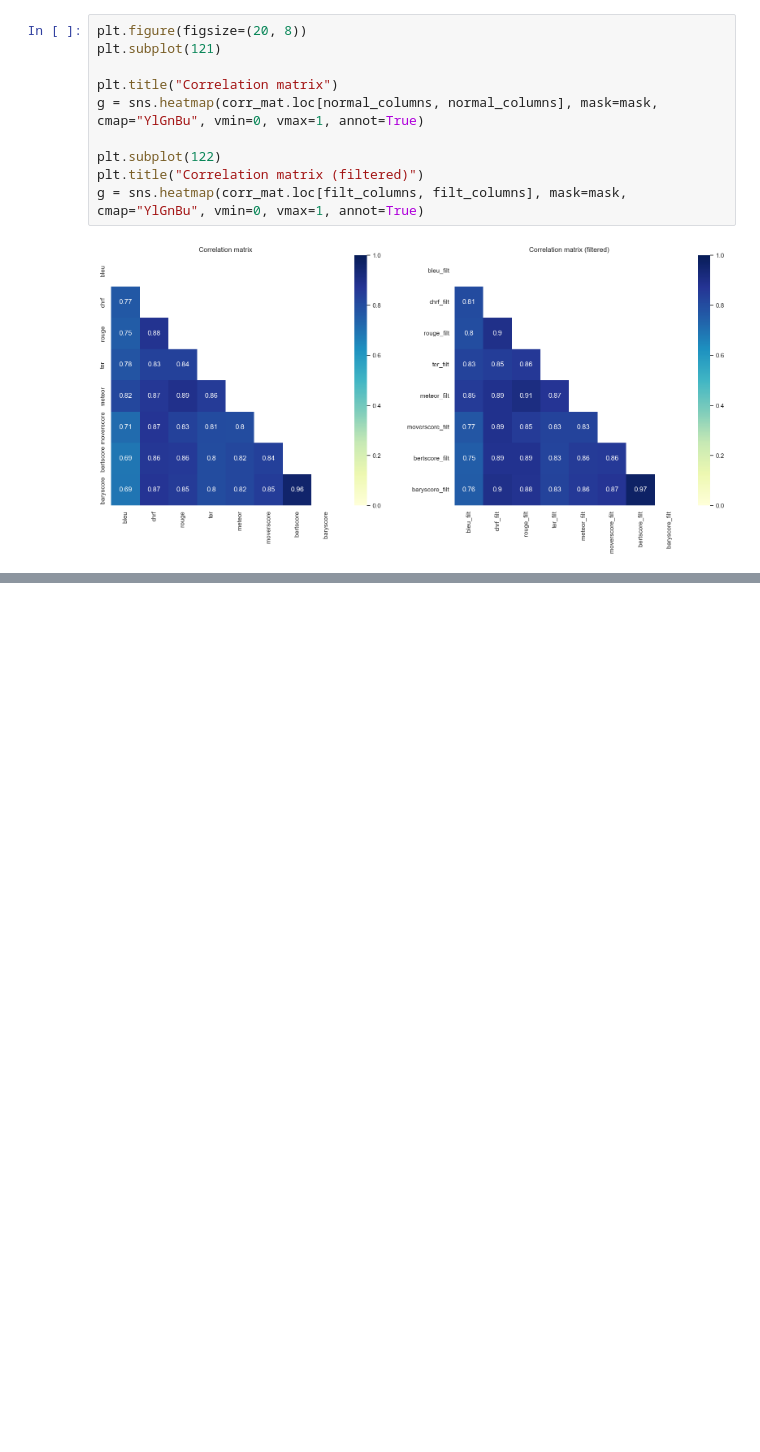
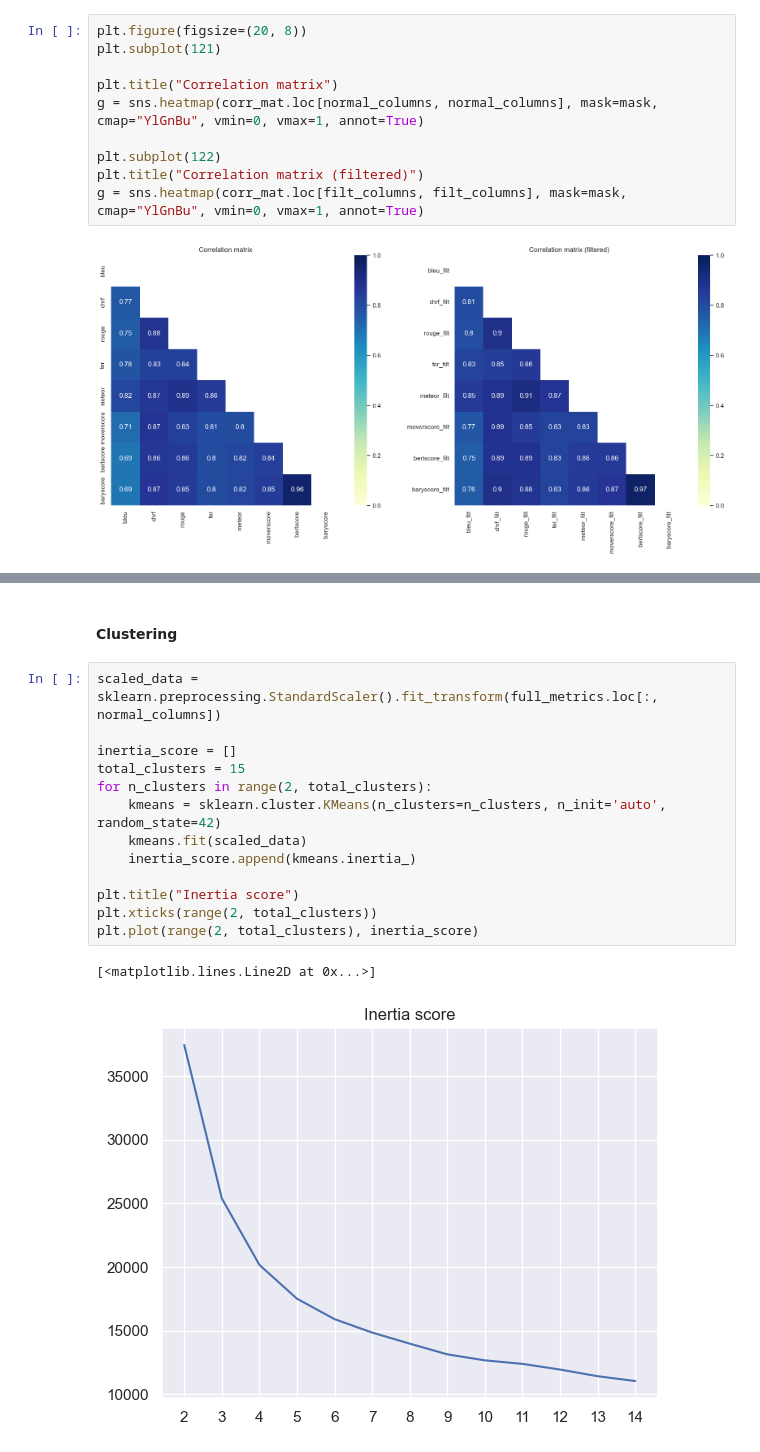
Before and after one commit to fernandokm/nlg_metrics_similarity, a Jupyter notebook: tests.ipynb, the cells around one changed output, grey strips where cells are left out. Cells and saved outputs as stored; diff of their text form; blank space fills up the shorter version.

Commit message:
try to cluster data based on metrics

```diff
--- a/tests.ipynb
+++ b/tests.ipynb
@@ -101,0 +108,18 @@ g = sns.heatmap(corr_mat.loc[normal_columns, filt_columns], cmap="YlGnBu", vmin=
+# %% [markdown]
+#### Clustering
+# %%
+scaled_data = sklearn.preprocessing.StandardScaler().fit_transform(full_metrics.loc[:, normal_columns])
+
+inertia_score = []
+total_clusters = 15
+for n_clusters in range(2, total_clusters):
+    kmeans = sklearn.cluster.KMeans(n_clusters=n_clusters, n_init='auto', random_state=42)
+    kmeans.fit(scaled_data)
+    inertia_score.append(kmeans.inertia_)
+
+plt.title("Inertia score")
+plt.xticks(range(2, total_clusters))
+plt.plot(range(2, total_clusters), inertia_score)
+# %% [output]
+[<matplotlib.lines.Line2D at 0x...>]
+[figure, added]
```
Also changed, not shown: parts of 4 cells of this notebook.
